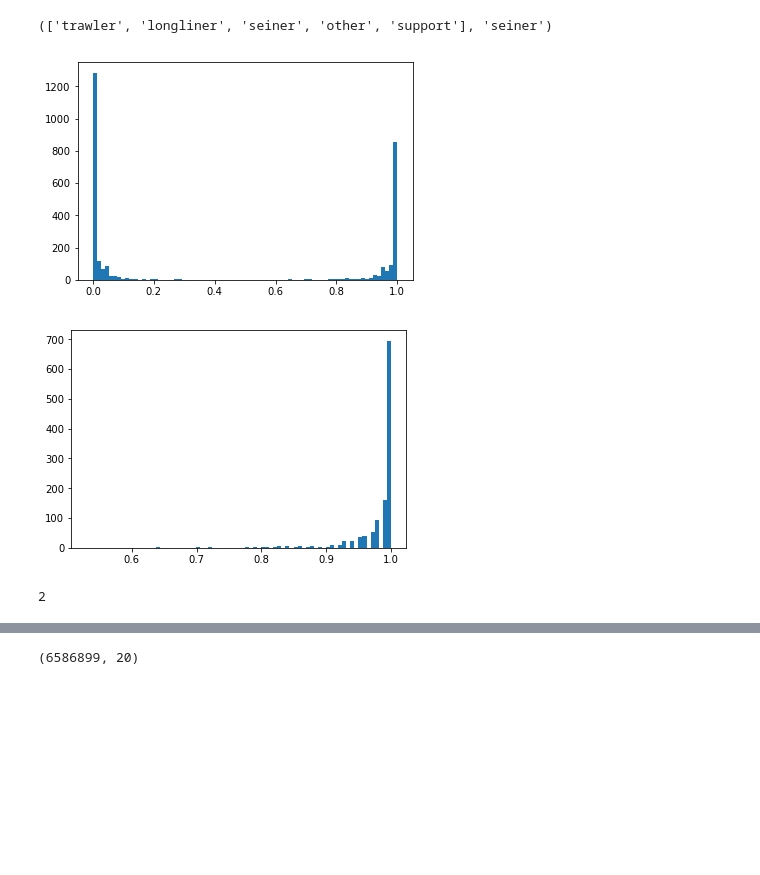
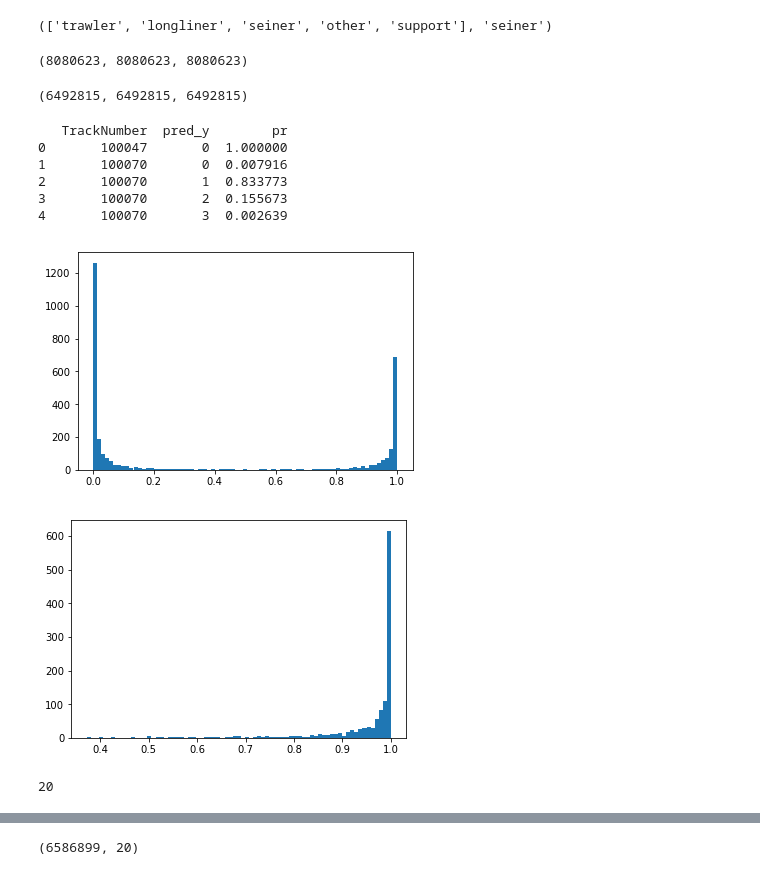
Before and after one commit to SorokinV/TopCoder-2017-08-FishMen2, a Jupyter notebook: Jupyter-NET/Fish-Exp-01-XGB.ipynb, the cells around one changed output, grey strips where cells are left out. Drawn from its saved outputs; the diff is of its cells as text; code cells hidden in the pictures; blank space fills up the shorter version.

```diff
--- a/Jupyter-NET/Fish-Exp-01-XGB.ipynb
+++ b/Jupyter-NET/Fish-Exp-01-XGB.ipynb
@@ -289,3 +295,11 @@ xgbmodel.save_model('../Work/xgbModelCleanSoftProb.bst')
+# %%
+#xgbmodel.load_model('../Work/xgbModel.bst')
+##xgbmodel.load_model('../Work/xgbModelClean.bst')
+##xgbmodel.save_model('../Work/xgbModelCleanSoftProb.bst')
+##xgbmodel.save_model('../Work/xgbModel-NotClean-SoftProb-200.bst')
+#xgbmodel.save_model('../Work/xgbModel-NotClean-SoftProb-400.bst')
+xgbmodel = xgb.Booster()
+xgbmodel.load_model('../Work/xgbModel-NotClean-SoftProb-400.bst')
 # %%
 pred_y = xgbmodel.predict(mtrain); ##pred_y[-20:],pred_y.max()
 # %%
@@ -383,25 +377,61 @@ ffimp
 y_class, trainIndex['typing'][132759]
 # %% [output]
 (['trawler', 'longliner', 'seiner', 'other', 'support'], 'seiner')
+# %%
+hTimeMin = 10.0/3600.0
+hTimeMax = 48.0
+
+OKtrain = ((train.hTime<=hTimeMax) & (train.hTime>hTimeMin))
+NOtrain = np.logical_not(OKtrain)
+# %%
+if 0 :
+    train_o          = train.copy()
+    pred_y_o         = pred_y.copy()
+    pred_y_softmax_o = pred_y_softmax.copy()
+if 1 :
+    train            = train_o.copy()
+    pred_y           = pred_y_o.copy()
+    pred_y_softmax   = pred_y_softmax_o.copy()
+len(train), len(pred_y), len(pred_y_softmax)
+# %% [output]
+(8080623, 8080623, 8080623)
+# %%
+train          = train[OKtrain]
+pred_y         = pred_y[OKtrain]
+pred_y_softmax = pred_y_softmax[OKtrain]
+# %%
+len(train), len(pred_y), len(pred_y_softmax)
+# %% [output]
+(6492815, 6492815, 6492815)
 # %%
 ppred = pd.DataFrame()
 ppred['TrackNumber'] = train.TrackNumber
-ppred['pred_y'] = pred_y_softmax
-ppred['true_y'] = train.y
+ppred['pred_y']      = pred_y_softmax
+ppred['true_y']      = train.y
 
+g0pred = ppred.groupby(['TrackNumber','pred_y']).size()
+g1pred = ppred.groupby(ppred.TrackNumber).size(); #print(len(g1pred),g1pred.head())
+temp   = np.round(g0pred/g1pred,6)
+g0pred = g0pred.reset_index()
+g0pred.columns = ['TrackNumber','pred_y','pr']
+g0pred['pr'] = temp.values
+print(g0pred.head())
 
-g0pred = ppred.groupby(['TrackNumber','pred_y']).agg(['count'])
-g1pred = ppred.groupby(['TrackNumber']).agg(['count']); g1pred
-g0pred['pr'] = np.round(g0pred.true_y/g1pred.true_y,2)
 g2pred = g0pred.reset_index()
 g2pred = g2pred.pr.groupby(g2pred.TrackNumber).max()
 plt.hist(g0pred.pr,bins=75); plt.show()
 plt.hist(g2pred,bins=75); plt.show()
 #g0pred
 g2pred.head()
 len(g2pred[g2pred<0.60])
 # %% [output]
+   TrackNumber  pred_y        pr
+0       100047       0  1.000000
+1       100070       0  0.007916
+2       100070       1  0.833773
+3       100070       2  0.155673
+4       100070       3  0.002639
-[figure, old version]
+[figure, new version]
-[figure, old version]
+[figure, new version]
-2
+20
 # %%
```
Also changed, not shown: parts of 43 cells of this notebook, 1 other file.
